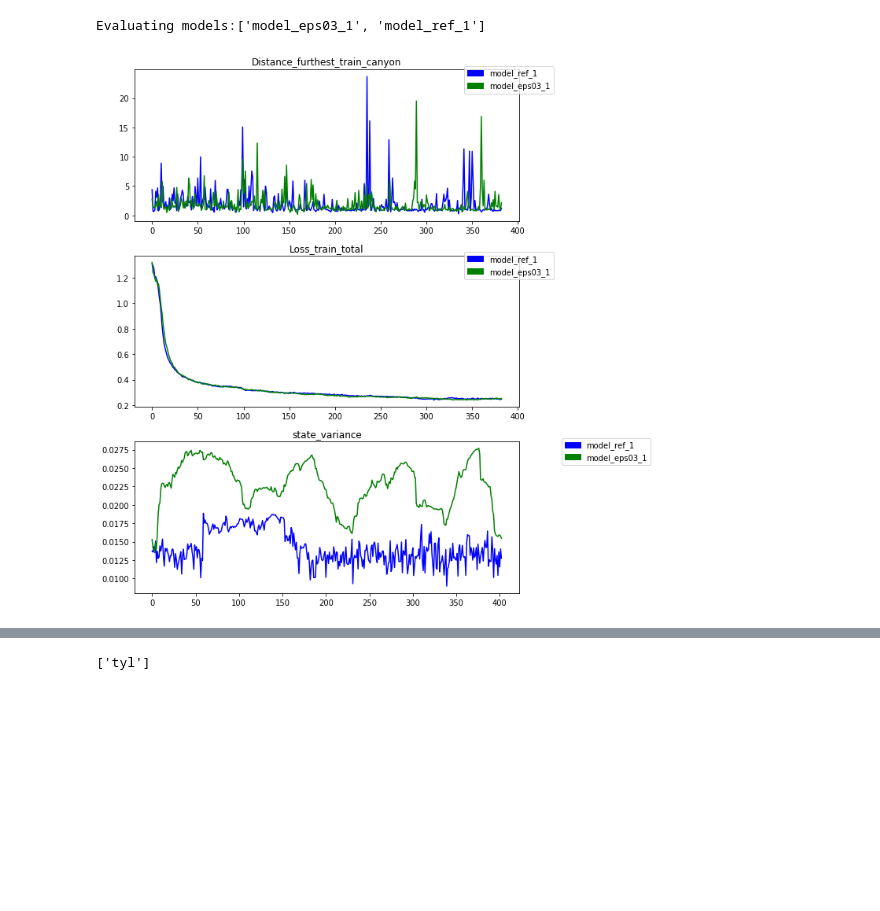
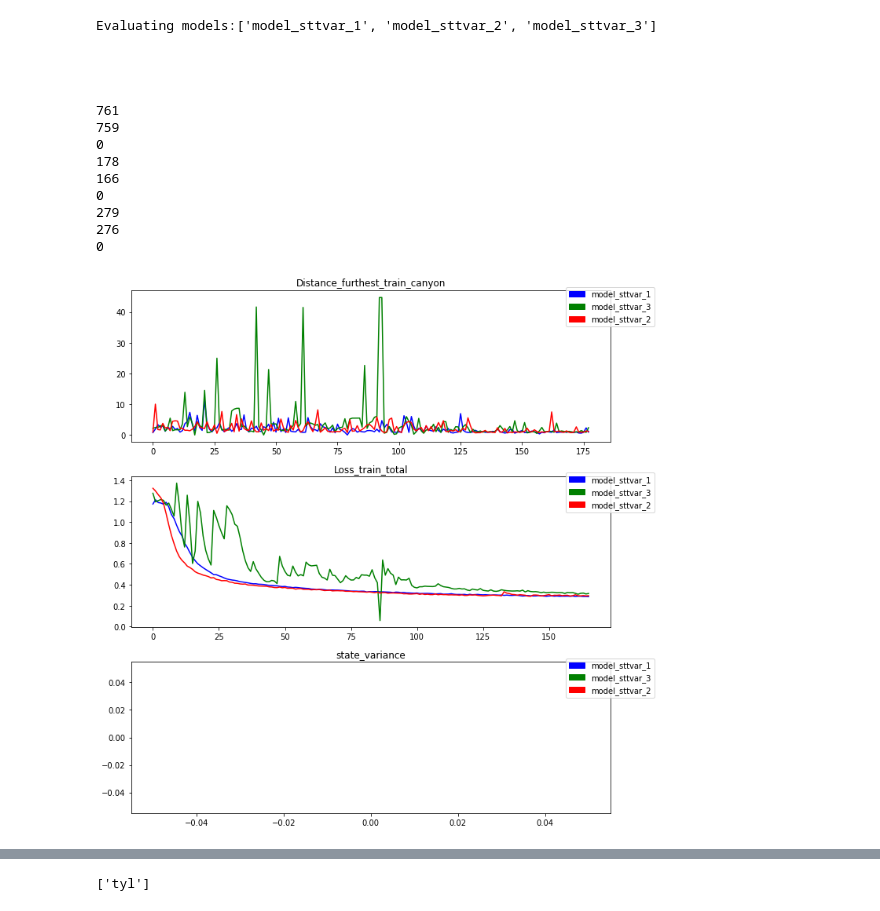
Before and after one commit to kkelchte/pilot, a Jupyter notebook: scripts/evaluate_q_learning_in_simulation.ipynb, the cells around one changed output, grey strips where cells are left out. Saved outputs shown, nothing was run; the diff lists cells and outputs as text; code cells hidden in the pictures; blank space fills up the shorter version.

```diff
--- a/scripts/evaluate_q_learning_in_simulation.ipynb
+++ b/scripts/evaluate_q_learning_in_simulation.ipynb
@@ -40,8 +40,11 @@ def evaluate(model_dirs,tags,verbose):
             pass
         else:
             if verbose: print 'success: ',success,'/10'
-        if len(data[model_dir][tags[0]])==0: del data[model_dir]
+        if len(data[model_dir][tags[0]])==0:  del data[model_dir]
         print
+    if len(data.keys())==0:
+        print("No data for {0}".format(model_dirs))
+        return
     # Plot the data for each tag
     colors=['b', 'g', 'r', 'c', 'm', 'y', 'k']
     plt.figure(figsize=(10,10))
@@ -59,17 +62,31 @@ def evaluate(model_dirs,tags,verbose):
 # %%
 # ONLINE EVALUATION PARAMETER SEARCH
 root_dir='/esat/opal/kkelchte/docker_home/tensorflow/log/on_depth_turtle'
 # model_dirs=sorted([root_dir+'/'+d for d in os.listdir(root_dir) if "model" in d and('tdreplay' in d or 'actreplay' in d or 'ref' in d)])
-model_dirs=sorted([root_dir+'/'+d for d in os.listdir(root_dir) if "model" in d and '_1' in d and ('eps03' in d or 'ref' in d)])
+# model_dirs=sorted([root_dir+'/'+d for d in os.listdir(root_dir) if "model" in d and '_1' in d and ('tdreplay' in d or 'ref5000' in d) and not 'priokeep' in d ])
+model_dirs=sorted([root_dir+'/'+d for d in os.listdir(root_dir) if "model" in d and 'sttvar' in d and not '_priokeep' in d])
 print('Evaluating models:'+str(sorted([os.path.basename(model) for model in model_dirs])))
 # uncomment to see possible tags
 # with open([root_dir+'/'+os.path.basename(model_dirs[0])+'/'+r for r in os.listdir(root_dir+'/'+os.path.basename(model_dirs[0])) if r.startswith('2018') and r.endswith('train') and os.path.isfile(root_dir+'/'+os.path.basename(model_dirs[0])+'/'+r+'/tf_log')][0]+'/tf_log','r') as log_file:
 #     tags=[]
 #     for line in log_file.readlines(): tags.extend([ e.split(':')[0][1:] for e in line.split(',')if e.split(':')[0][1:] not in tags][1:])
 #     print "Tags: ",tags
 tags=['Distance_furthest_train_canyon','Loss_train_total','state_variance']
 # tags=['Distance_furthest_train_canyon','Distance_furthest_test_canyon','Loss_train_total','state_variance']
 evaluate(model_dirs,tags,False)
 # %% [output]
-Evaluating models:['model_eps03_1', 'model_ref_1']
+Evaluating models:['model_sttvar_1', 'model_sttvar_2', 'model_sttvar_3']
+
+
+
+
+761
+759
+0
+178
+166
+0
+279
+276
+0
-[figure, old version]
+[figure, new version]
```
Also changed, not shown: parts of 1 cell of this notebook, 1 other file.
